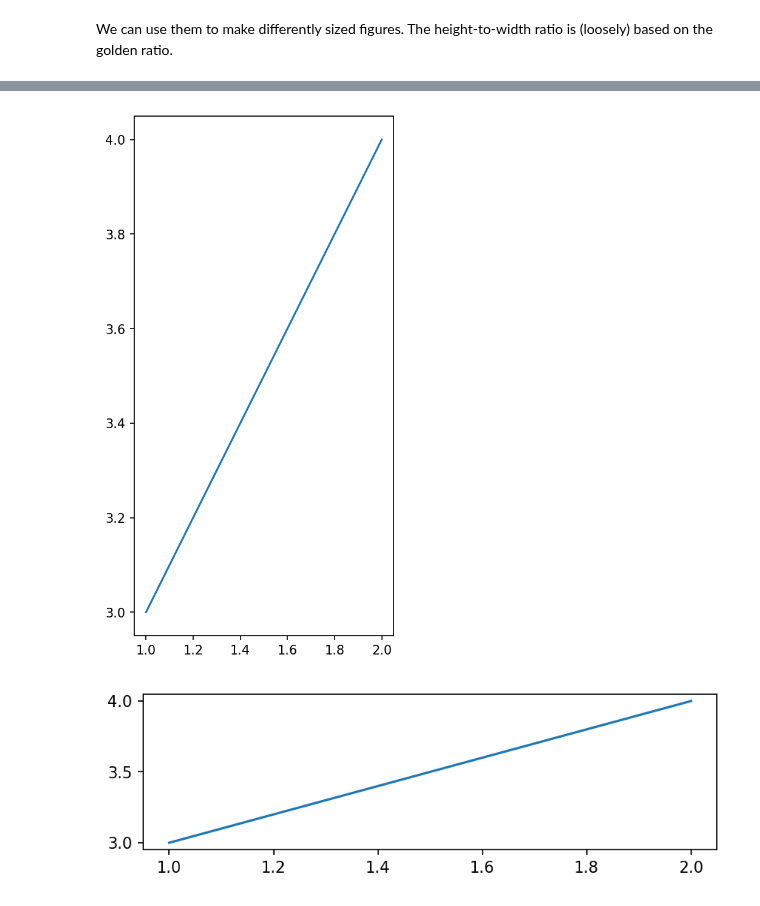
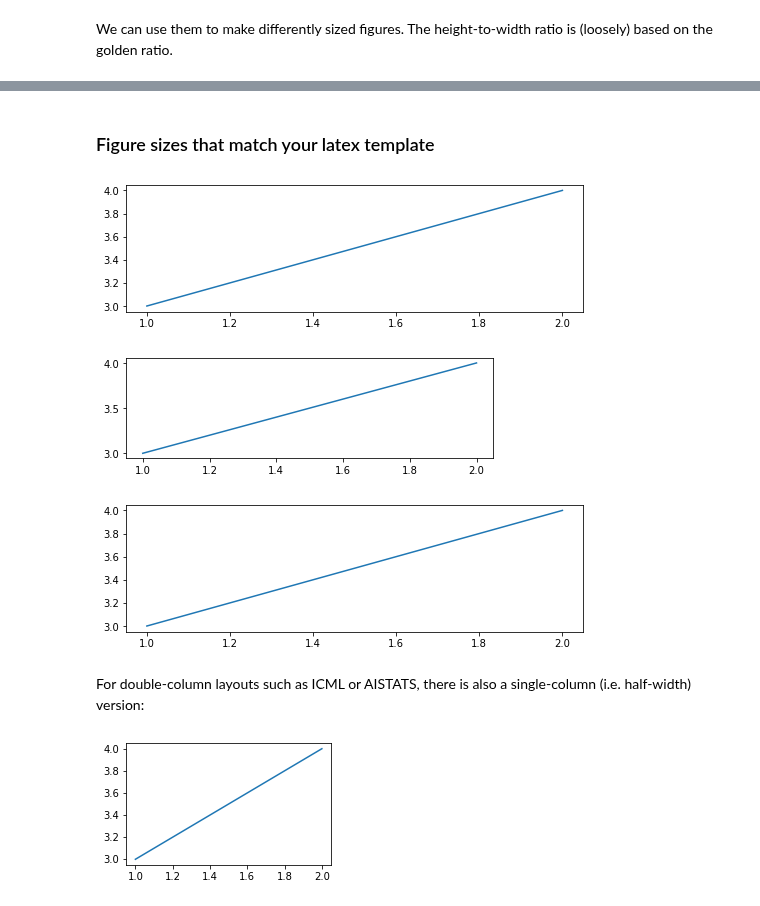
Before and after one commit to pnkraemer/tueplots, a Jupyter notebook: docs/source/example_notebooks/figsizes.ipynb, the cells around one changed output, grey strips where cells are left out. Cells and saved outputs as stored; diff of their text form; code cells hidden in the pictures.

Commit message:
Update the figsize notebook to be more explicit about ncols and nrows (#96)
* Update the figsize notebook to be more explicit about ncols and nrows

* add more explanation

```diff
--- a/docs/source/example_notebooks/figsizes.ipynb
+++ b/docs/source/example_notebooks/figsizes.ipynb
@@ -29,15 +29,35 @@ plt.show()
+# %% [markdown]
+### Figure sizes that match your latex template
+# %%
+plt.rcParams.update(figsizes.icml2022_full())
+
+fig, ax = plt.subplots()
+ax.plot([1.0, 2.0], [3.0, 4.0])
+plt.show()
+# %% [output]
+[figure, added]
+# %%
+plt.rcParams.update(figsizes.neurips2021())
+
+fig, ax = plt.subplots()
+ax.plot([1.0, 2.0], [3.0, 4.0])
+plt.show()
+# %% [output]
+[figure, added]
+# %%
+plt.rcParams.update(figsizes.aistats2022_full())
+
+fig, ax = plt.subplots()
+ax.plot([1.0, 2.0], [3.0, 4.0])
+plt.show()
+# %% [output]
+[figure, added]
+# %% [markdown]
+For double-column layouts such as ICML or AISTATS, there is also a single-column (i.e. half-width) version:
 # %%
-plt.rcParams.update(figsizes.icml2022_half(nrows=3))
+plt.rcParams.update(figsizes.icml2022_half())
 fig, ax = plt.subplots()
 ax.plot([1.0, 2.0], [3.0, 4.0])
 plt.show()
 # %% [output]
-[figure, old version]
+[figure, new version]
-# %%
-plt.rcParams.update(figsizes.neurips2021())
-
-fig, ax = plt.subplots()
-ax.plot([1.0, 2.0], [3.0, 4.0])
-plt.show()
-# %% [output]
-[figure, removed]
```
Also changed, not shown: parts of 9 cells of this notebook.
